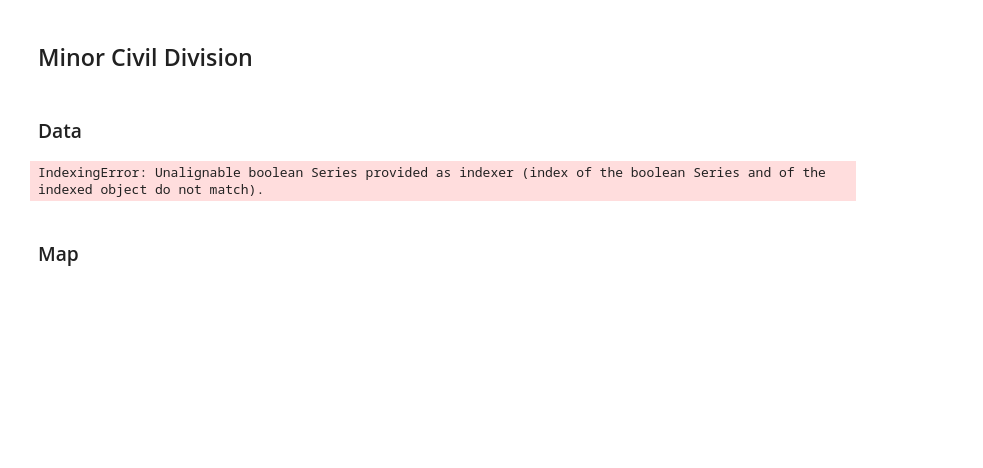
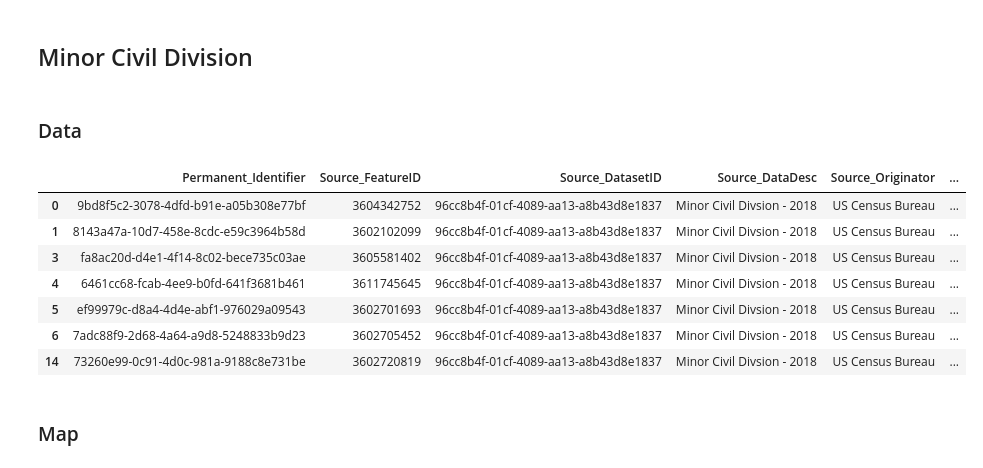
Before and after one commit to giatrakosg/nbd-exploration, a Jupyter notebook: explore.ipynb, the cells around one changed output. Saved outputs shown, nothing was run; the diff lists cells and outputs as text; code cells hidden in the pictures; blank space fills up the shorter version.

```diff
--- a/explore.ipynb
+++ b/explore.ipynb
@@ -129,10 +129,17 @@ for idx, row in nycounties.iterrows():
 # %% [markdown]
 ### Data
 # %%
-minor = dfDict['GU_MinorCivilDivision'].loc[minor['State_Name'] == 'New York']
+minor = dfDict['GU_MinorCivilDivision'].loc[dfDict['GU_MinorCivilDivision']['State_Name'] == 'New York']
 minor.head(n=7)
 # %% [output]
-IndexingError: Unalignable boolean Series provided as indexer (index of the boolean Series and of the indexed object do not match).
+|  | Permanent_Identifier | Source_FeatureID | Source_DatasetID | Source_DataDesc | Source_Originator | ... |
+| 0 | 9bd8f5c2-3078-4dfd-b91e-a05b308e77bf | 3604342752 | 96cc8b4f-01cf-4089-aa13-a8b43d8e1837 | Minor Civil Divsion - 2018 | US Census Bureau | ... |
+| 1 | 8143a47a-10d7-458e-8cdc-e59c3964b58d | 3602102099 | 96cc8b4f-01cf-4089-aa13-a8b43d8e1837 | Minor Civil Divsion - 2018 | US Census Bureau | ... |
+| 3 | fa8ac20d-d4e1-4f14-8c02-bece735c03ae | 3605581402 | 96cc8b4f-01cf-4089-aa13-a8b43d8e1837 | Minor Civil Divsion - 2018 | US Census Bureau | ... |
+| 4 | 6461cc68-fcab-4ee9-b0fd-641f3681b461 | 3611745645 | 96cc8b4f-01cf-4089-aa13-a8b43d8e1837 | Minor Civil Divsion - 2018 | US Census Bureau | ... |
+| 5 | ef99979c-d8a4-4d4e-abf1-976029a09543 | 3602701693 | 96cc8b4f-01cf-4089-aa13-a8b43d8e1837 | Minor Civil Divsion - 2018 | US Census Bureau | ... |
+| 6 | 7adc88f9-2d68-4a64-a9d8-5248833b9d23 | 3602705452 | 96cc8b4f-01cf-4089-aa13-a8b43d8e1837 | Minor Civil Divsion - 2018 | US Census Bureau | ... |
+| 14 | 73260e99-0c91-4d0c-981a-9188c8e731be | 3602720819 | 96cc8b4f-01cf-4089-aa13-a8b43d8e1837 | Minor Civil Divsion - 2018 | US Census Bureau | ... |
 # %% [markdown]
 ### Map
 # %%
```
Also changed, not shown: parts of 10 cells of this notebook.
